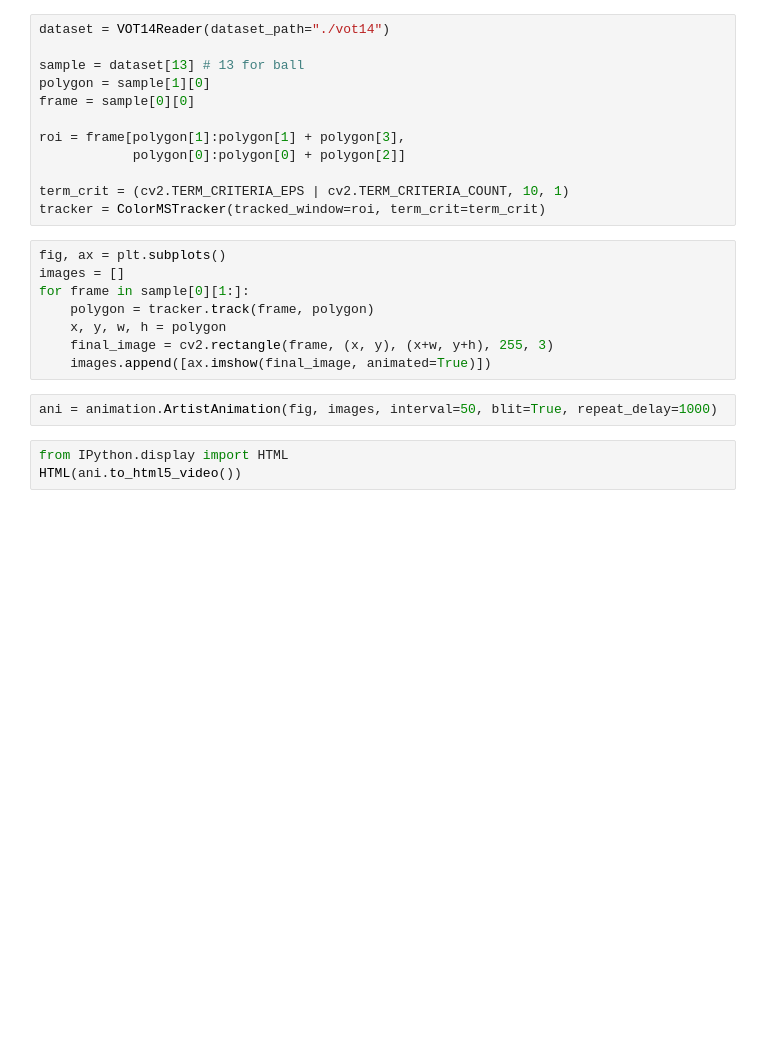
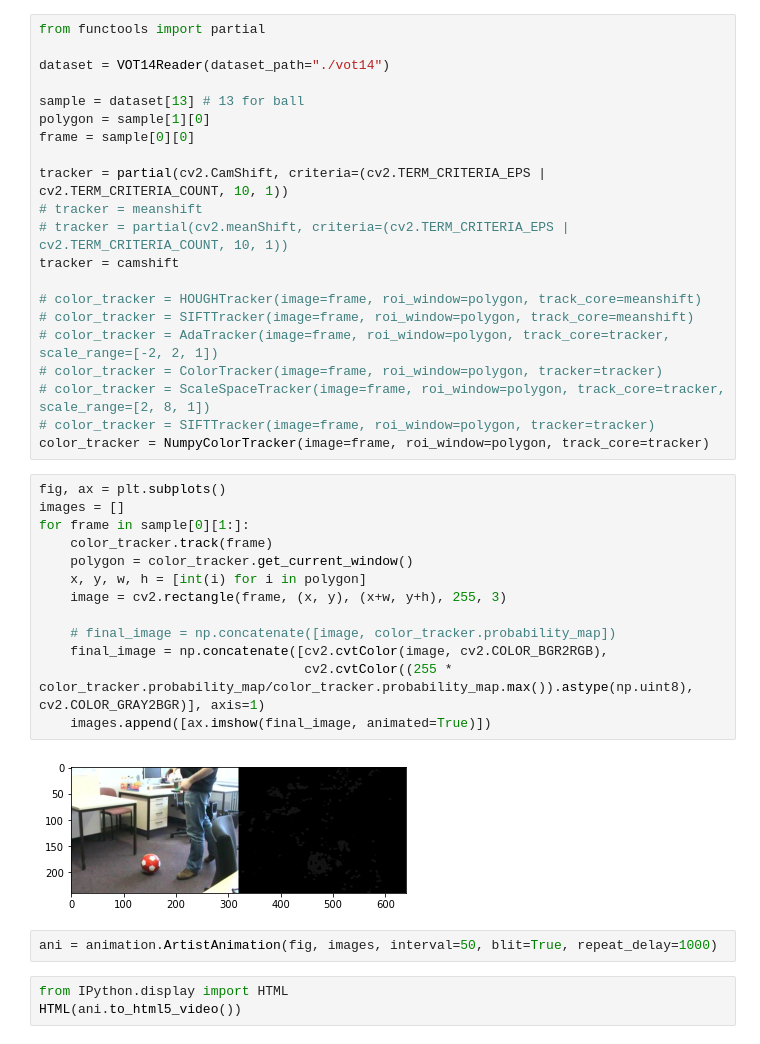
Before and after one commit to santapo/AIVN-materials, a Jupyter notebook: object_tracking/notebooks/demo_tracker.ipynb, the cells around one changed output. Cells and saved outputs as stored; diff of their text form; blank space fills up the shorter version.

```diff
--- a/object_tracking/notebooks/demo_tracker.ipynb
+++ b/object_tracking/notebooks/demo_tracker.ipynb
@@ -8,23 +16,39 @@ from trackers import ColorMSTracker
-# %%
-dataset = VOT14Reader(dataset_path="./vot14")
-
-sample = dataset[13] # 13 for ball
-polygon = sample[1][0]
-frame = sample[0][0]
-
-roi = frame[polygon[1]:polygon[1] + polygon[3],
-            polygon[0]:polygon[0] + polygon[2]]
-
-term_crit = (cv2.TERM_CRITERIA_EPS | cv2.TERM_CRITERIA_COUNT, 10, 1)
-tracker = ColorMSTracker(tracked_window=roi, term_crit=term_crit)
+# %%
+from functools import partial
+
+dataset = VOT14Reader(dataset_path="./vot14")
+
+sample = dataset[13] # 13 for ball
+polygon = sample[1][0]
+frame = sample[0][0]
+
+tracker = partial(cv2.CamShift, criteria=(cv2.TERM_CRITERIA_EPS | cv2.TERM_CRITERIA_COUNT, 10, 1))
+# tracker = meanshift
+# tracker = partial(cv2.meanShift, criteria=(cv2.TERM_CRITERIA_EPS | cv2.TERM_CRITERIA_COUNT, 10, 1))
+tracker = camshift
+
+# color_tracker = HOUGHTracker(image=frame, roi_window=polygon, track_core=meanshift)
+# color_tracker = SIFTTracker(image=frame, roi_window=polygon, track_core=meanshift)
+# color_tracker = AdaTracker(image=frame, roi_window=polygon, track_core=tracker, scale_range=[-2, 2, 1])
+# color_tracker = ColorTracker(image=frame, roi_window=polygon, tracker=tracker)
+# color_tracker = ScaleSpaceTracker(image=frame, roi_window=polygon, track_core=tracker, scale_range=[2, 8, 1])
+# color_tracker = SIFTTracker(image=frame, roi_window=polygon, tracker=tracker)
+color_tracker = NumpyColorTracker(image=frame, roi_window=polygon, track_core=tracker)
 # %%
 fig, ax = plt.subplots()
 images = []
 for frame in sample[0][1:]:
-    polygon = tracker.track(frame, polygon)
-    x, y, w, h = polygon
-    final_image = cv2.rectangle(frame, (x, y), (x+w, y+h), 255, 3)
+    color_tracker.track(frame)
+    polygon = color_tracker.get_current_window()
+    x, y, w, h = [int(i) for i in polygon]
+    image = cv2.rectangle(frame, (x, y), (x+w, y+h), 255, 3)
+
+    # final_image = np.concatenate([image, color_tracker.probability_map])
+    final_image = np.concatenate([cv2.cvtColor(image, cv2.COLOR_BGR2RGB),
+                                  cv2.cvtColor((255 * color_tracker.probability_map/color_tracker.probability_map.max()).astype(np.uint8), cv2.COLOR_GRAY2BGR)], axis=1)
     images.append([ax.imshow(final_image, animated=True)])
+# %% [output]
+[figure, added]
 # %%
 ani = animation.ArtistAnimation(fig, images, interval=50, blit=True, repeat_delay=1000)
 # %%
```
Also changed, not shown: parts of 4 cells of this notebook, 13 other files.
